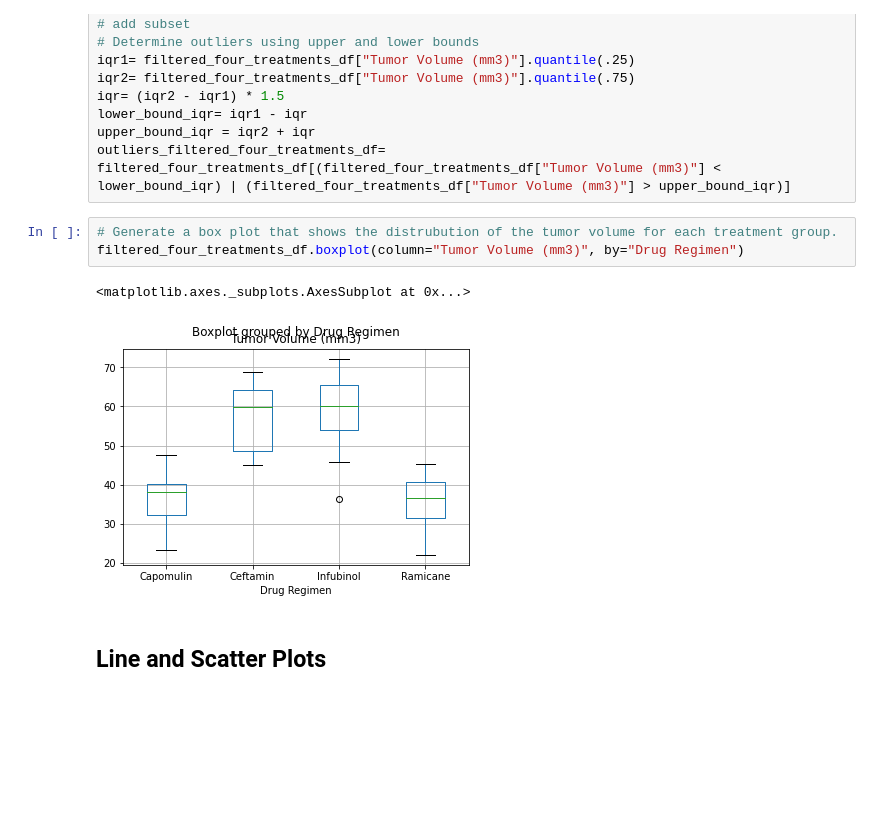
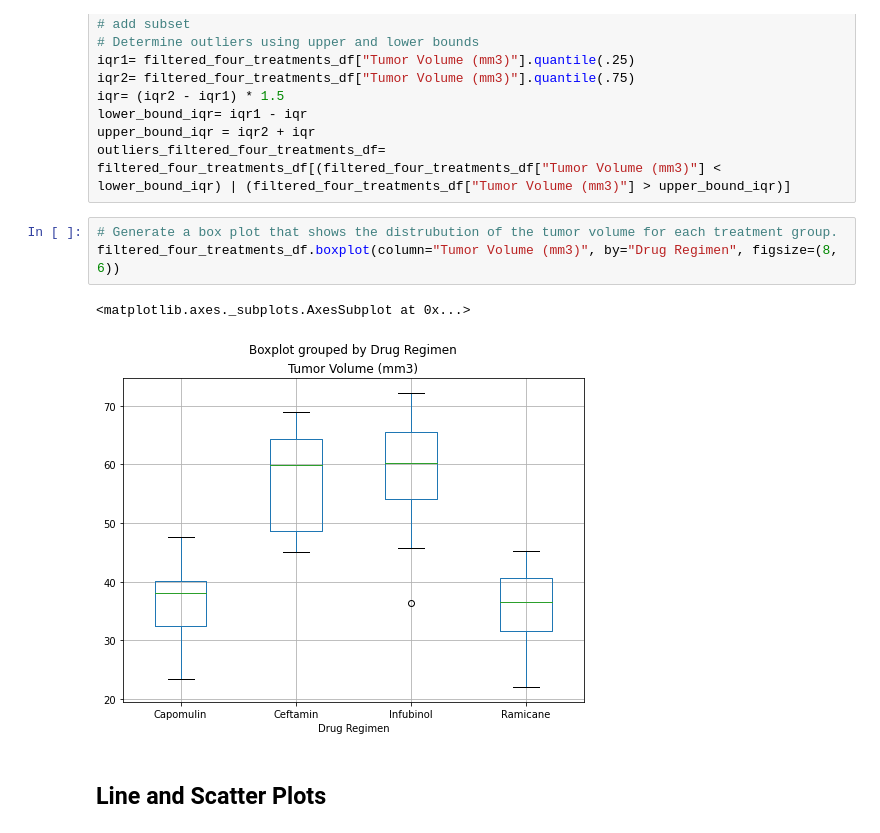
Before and after one commit to sdwhitson/Matplotlib_Challange, a Jupyter notebook: Pymaceuticals/pymaceuticals_starter.ipynb, the cells around one changed output. Saved outputs shown, nothing was run; the diff lists cells and outputs as text; blank space fills up the shorter version.

```diff
--- a/Pymaceuticals/pymaceuticals_starter.ipynb
+++ b/Pymaceuticals/pymaceuticals_starter.ipynb
@@ -173,10 +162,10 @@ upper_bound_iqr = iqr2 + iqr
 outliers_filtered_four_treatments_df= filtered_four_treatments_df[(filtered_four_treatments_df["Tumor Volume (mm3)"] < lower_bound_iqr) | (filtered_four_treatments_df["Tumor Volume (mm3)"] > upper_bound_iqr)]
 # %%
 # Generate a box plot that shows the distrubution of the tumor volume for each treatment group.
-filtered_four_treatments_df.boxplot(column="Tumor Volume (mm3)", by="Drug Regimen")
+filtered_four_treatments_df.boxplot(column="Tumor Volume (mm3)", by="Drug Regimen", figsize=(8, 6))
 # %% [output]
 <matplotlib.axes._subplots.AxesSubplot at 0x...>
-[figure, old version]
+[figure, new version]
 # %% [markdown]
 ## Line and Scatter Plots
 # %%
```
Also changed, not shown: parts of 6 cells of this notebook, 1 other file.
